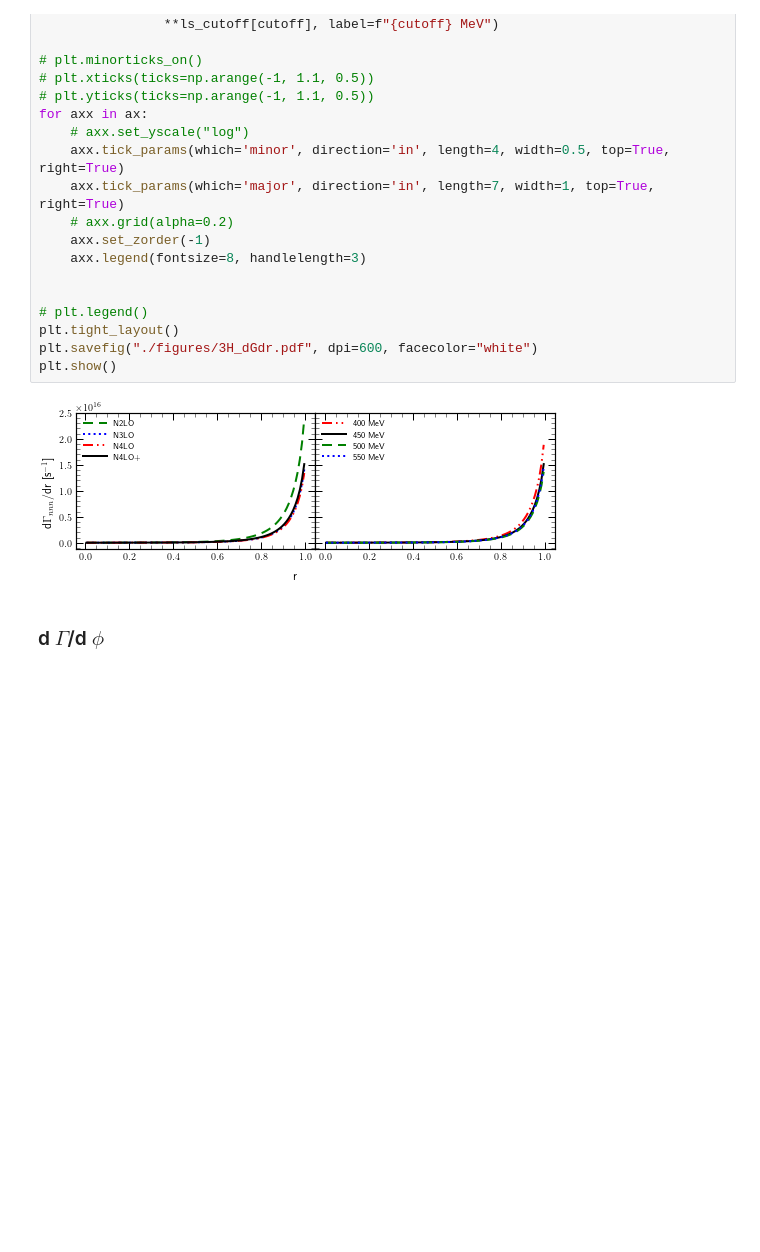
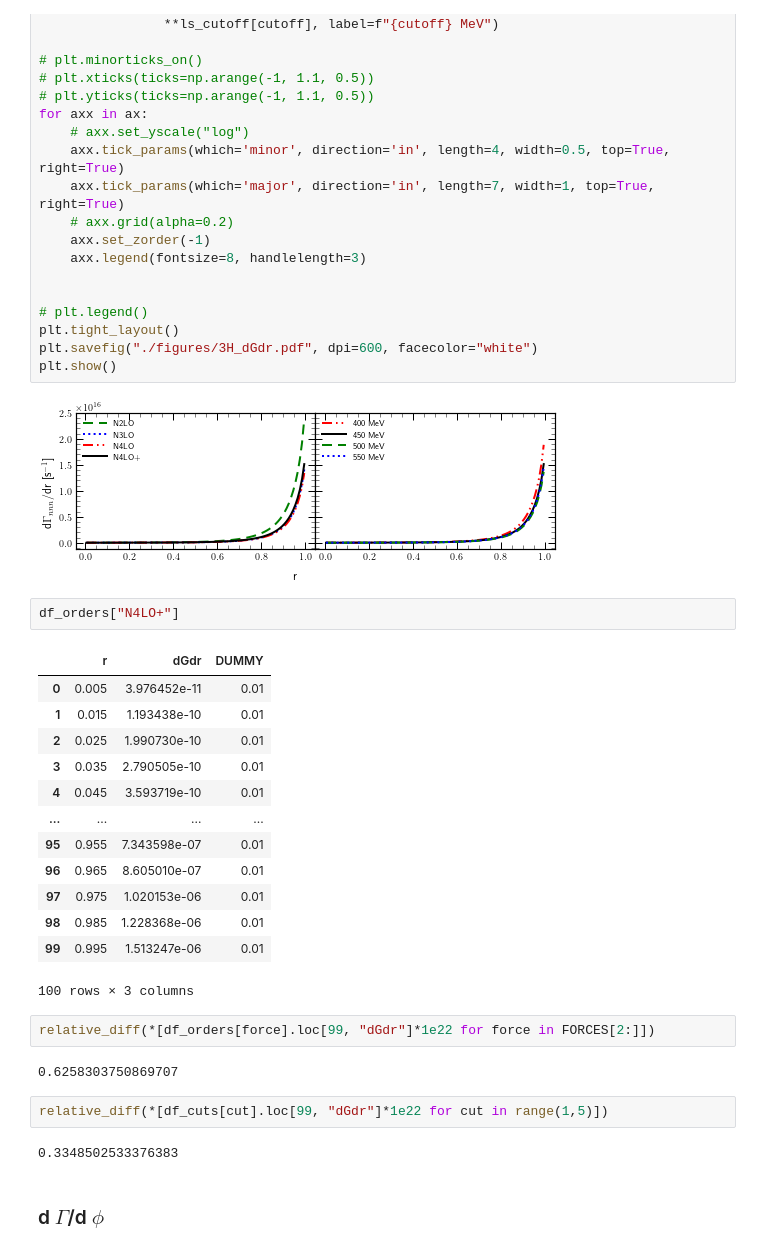
Before and after one commit to VitaliiUr/thesis, a Jupyter notebook: PlotData/PION/Dalitz_maps/figures_PION.ipynb, the cells around one changed output. Saved outputs shown, nothing was run; the diff lists cells and outputs as text; blank space fills up the shorter version.

```diff
--- a/PlotData/PION/Dalitz_maps/figures_PION.ipynb
+++ b/PlotData/PION/Dalitz_maps/figures_PION.ipynb
@@ -1224,6 +1232,30 @@ plt.savefig("./figures/3H_dGdr.pdf", dpi=600, facecolor="white")
 plt.show()
 # %% [output]
 [figure]
+# %%
+df_orders["N4LO+"]
+# %% [output]
+|  | r | dGdr | DUMMY |
+| 0 | 0.005 | 3.976452e-11 | 0.01 |
+| 1 | 0.015 | 1.193438e-10 | 0.01 |
+| 2 | 0.025 | 1.990730e-10 | 0.01 |
+| 3 | 0.035 | 2.790505e-10 | 0.01 |
+| 4 | 0.045 | 3.593719e-10 | 0.01 |
+| ... | ... | ... | ... |
+| 95 | 0.955 | 7.343598e-07 | 0.01 |
+| 96 | 0.965 | 8.605010e-07 | 0.01 |
+| 97 | 0.975 | 1.020153e-06 | 0.01 |
+| 98 | 0.985 | 1.228368e-06 | 0.01 |
+| 99 | 0.995 | 1.513247e-06 | 0.01 |
+100 rows × 3 columns
+# %%
+relative_diff(*[df_orders[force].loc[99, "dGdr"]*1e22 for force in FORCES[2:]])
+# %% [output]
+0.6258303750869707
+# %%
+relative_diff(*[df_cuts[cut].loc[99, "dGdr"]*1e22 for cut in range(1,5)])
+# %% [output]
+0.3348502533376383
 # %% [markdown]
 ### d $\Gamma$/d $\phi$
 # %%
```
Also changed, not shown: parts of 10 cells of this notebook, 4 other files.
